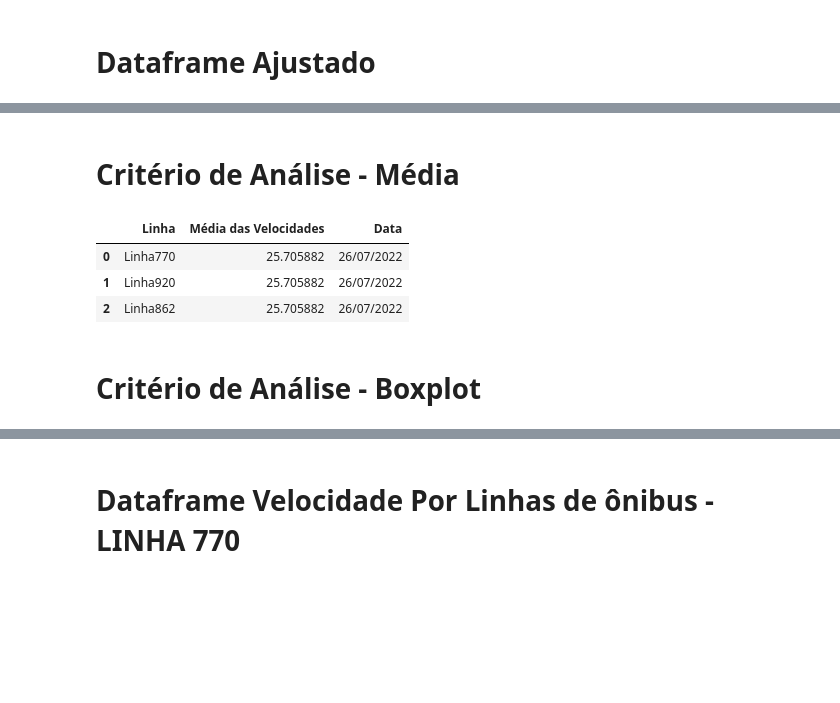
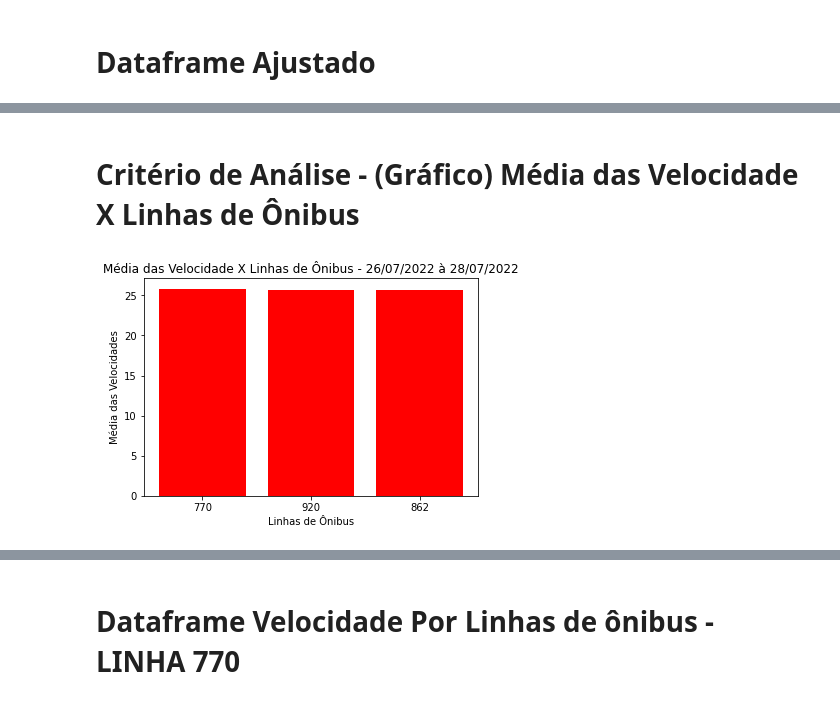
Before and after one commit to monteirovictor/dashboard_panel, a Jupyter notebook: Projeto.ipynb, the cells around one changed output, grey strips where cells are left out. Cells and saved outputs as stored; diff of their text form; code cells hidden in the pictures; blank space fills up the shorter version.

```diff
--- a/Projeto.ipynb
+++ b/Projeto.ipynb
@@ -95,40 +99,39 @@ dfajustado
 # %% [markdown]
-<h1>Critério de Análise - Média</h1>
+<h1>Critério de Análise - (Gráfico) Média das Velocidade X Linhas de Ônibus</h1>
 # %%
 linha770 = []
 linha920 = []
 linha862 = []
 
 linhas = ["770", "920", "862"]
 
 for j, i in enumerate(dfajustado.iloc[:, 1]):
     if i == linhas[0]:
         linha770.append(dfajustado.iloc[j, 5])
     if i == linhas[1]:
         linha920.append(dfajustado.iloc[j, 5])
     if i == linhas[2]:
         linha862.append(dfajustado.iloc[j, 5])
 
-dados_velocidade = [linha770, linha920, linha862]
+dados_velocidade = [np.mean(linha770), np.mean(linha920), np.mean(linha862)]
+
+linhas=["770","920","862"]
+mediavelocidade = dados_velocidade
+
+plt.bar(linhas, mediavelocidade, color="red")
+plt.xticks(linhas)
+plt.ylabel("Média das Velocidades")
+plt.xlabel("Linhas de Ônibus")
+plt.title("Média das Velocidade X Linhas de Ônibus - 26/07/2022 à 28/07/2022")
+plt.show()
 
 #mini DF
-media770=np.mean(dados_velocidade[0])
-media920=np.mean(dados_velocidade[1])
-media862=np.mean(dados_velocidade[2])
-
-
-
+# media770=np.mean(dados_velocidade[0])
+# media920=np.mean(dados_velocidade[1])
+# media862=np.mean(dados_velocidade[2])
 # data = [["Linha770",media770,"26/07/2022"], ['Linha920',media920,"26/07/2022"], ['Linha862',media862,"26/07/2022"]]
-
 # # Criando um dataframe do pandas
 # df = pd.DataFrame(data, columns=['Linha', 'Média das Velocidades','Data'])
-
-
 # df
 # %% [output]
-|  | Linha | Média das Velocidades | Data |
-| 0 | Linha770 | 25.705882 | 26/07/2022 |
-| 1 | Linha920 | 25.705882 | 26/07/2022 |
-| 2 | Linha862 | 25.705882 | 26/07/2022 |
+[figure, added]
-# %% [markdown]
-<h1>Critério de Análise - Boxplot</h1>
```
Also changed, not shown: parts of 9 cells of this notebook.
